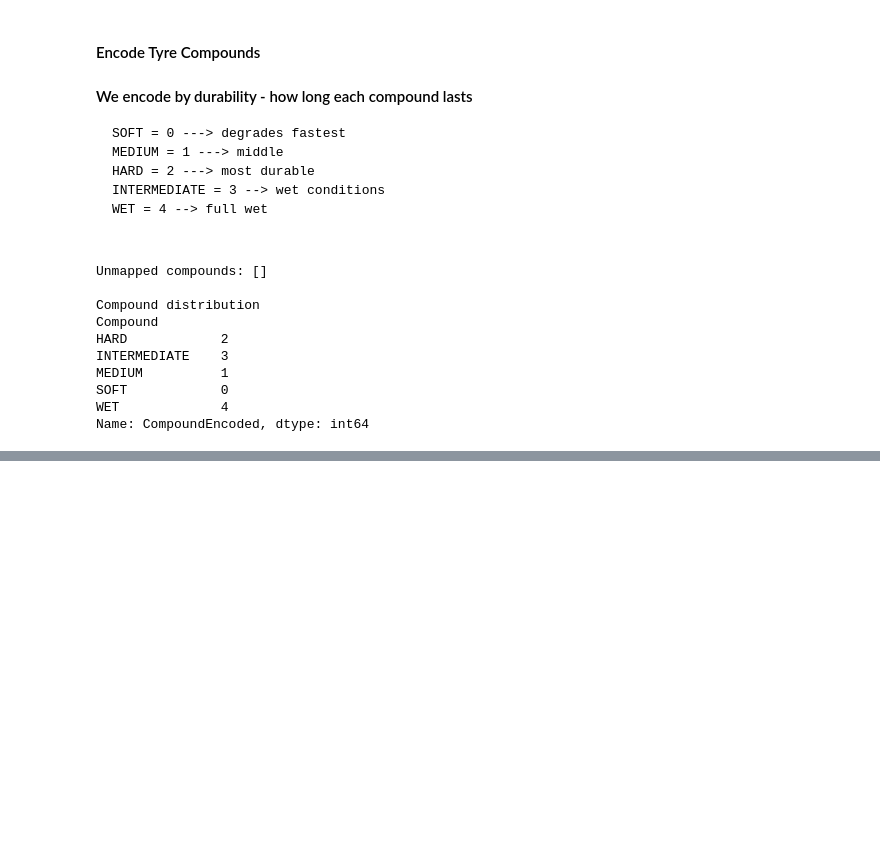
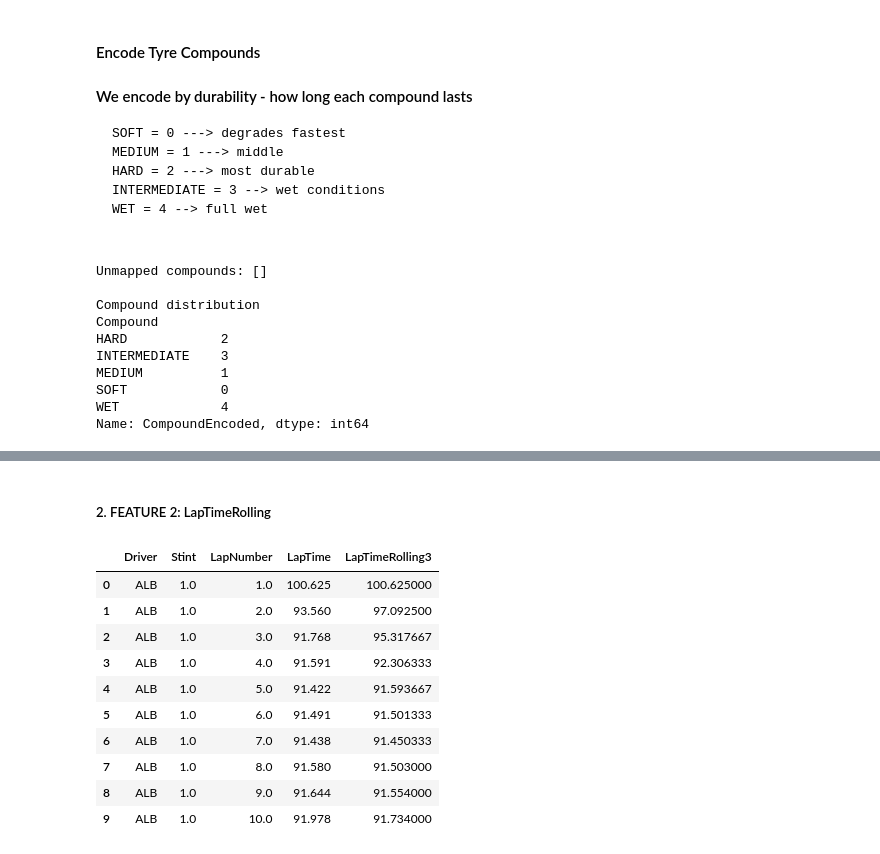
Before and after one commit to the-liyanage/f1-strategy-optimizer, a Jupyter notebook: notebooks/02_feature_engineering.ipynb.ipynb, the cells around one changed output, grey strips where cells are left out. Cells and saved outputs as stored; diff of their text form; code cells hidden in the pictures; blank space fills up the shorter version.

```diff
--- a/notebooks/02_feature_engineering.ipynb.ipynb
+++ b/notebooks/02_feature_engineering.ipynb.ipynb
@@ -247,0 +356,28 @@ Name: CompoundEncoded, dtype: int64
+# %% [markdown]
+##### 2. FEATURE 2: LapTimeRolling
+# %%
+# Average lap time over the LAST 3 laps
+# Captures: what is the underlying pace right now?
+# Why 3 laps: One bad lap could be traffic or a yellow flag, averaging 3 laps smooths out that noise
+
+df["LapTimeRolling3"] = df.groupby(
+    ["RaceName", "Driver", "Stint"]
+)["LapTime"].transform(
+    lambda x: x.rolling(window = 3, min_periods = 1).mean()
+
+)
+
+df[["Driver", "Stint", "LapNumber",
+    "LapTime", "LapTimeRolling3"]].head(10)
+# %% [output]
+|  | Driver | Stint | LapNumber | LapTime | LapTimeRolling3 |
+| 0 | ALB | 1.0 | 1.0 | 100.625 | 100.625000 |
+| 1 | ALB | 1.0 | 2.0 | 93.560 | 97.092500 |
+| 2 | ALB | 1.0 | 3.0 | 91.768 | 95.317667 |
+| 3 | ALB | 1.0 | 4.0 | 91.591 | 92.306333 |
+| 4 | ALB | 1.0 | 5.0 | 91.422 | 91.593667 |
+| 5 | ALB | 1.0 | 6.0 | 91.491 | 91.501333 |
+| 6 | ALB | 1.0 | 7.0 | 91.438 | 91.450333 |
+| 7 | ALB | 1.0 | 8.0 | 91.580 | 91.503000 |
+| 8 | ALB | 1.0 | 9.0 | 91.644 | 91.554000 |
+| 9 | ALB | 1.0 | 10.0 | 91.978 | 91.734000 |
```
Also changed, not shown: parts of 15 cells of this notebook.
